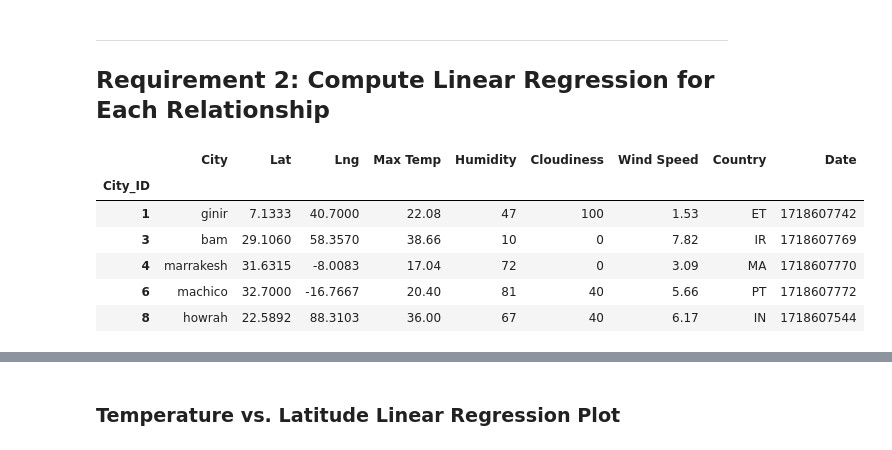
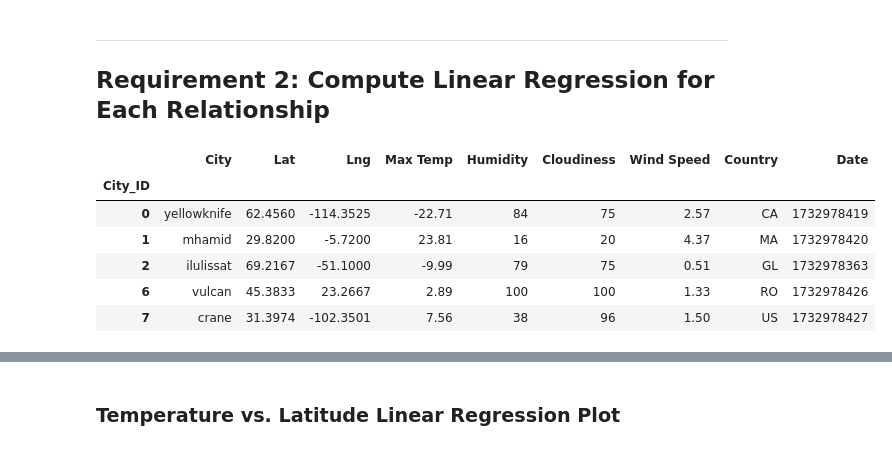
Before and after one commit to alabidj/python-api-challenge, a Jupyter notebook: WeatherPy/WeatherPy.ipynb, the cells around one changed output, grey strips where cells are left out. Saved outputs shown, nothing was run; the diff lists cells and outputs as text; code cells hidden in the pictures.

```diff
--- a/WeatherPy/WeatherPy.ipynb
+++ b/WeatherPy/WeatherPy.ipynb
@@ -177,6 +198,6 @@ city_data_df.to_csv("output_data/cities.csv", index_label="City_ID")
 # %%
 # Read saved data
-city_data_df = pd.read_csv("output_data/cities.csv", index_col="City_ID")
+city_data_df = pd.read_csv(r"C:\Users\alabi\OneDrive\Desktop\Coding Class\Challenges\Challenge 6\python-api-challenge\Output_data\cities.csv", index_col="City_ID")
 
 # Display sample data
 city_data_df.head()
@@ -264,16 +305,16 @@ plt.show()
 # %%
 # Create a DataFrame with the Northern Hemisphere data (Latitude >= 0)
-# YOUR CODE HERE
+northern_hemi_df = city_data_df.loc[city_data_df["Lat"] >= 0,:]
 
 # Display sample data
 northern_hemi_df.head()
 # %% [output]
 |  | City | Lat | Lng | Max Temp | Humidity | Cloudiness | Wind Speed | Country | Date |
 | City_ID |  |  |  |  |  |  |  |  |  |
-| 1 | ginir | 7.1333 | 40.7000 | 22.08 | 47 | 100 | 1.53 | ET | 1718607742 |
-| 3 | bam | 29.1060 | 58.3570 | 38.66 | 10 | 0 | 7.82 | IR | 1718607769 |
-| 4 | marrakesh | 31.6315 | -8.0083 | 17.04 | 72 | 0 | 3.09 | MA | 1718607770 |
-| 6 | machico | 32.7000 | -16.7667 | 20.40 | 81 | 40 | 5.66 | PT | 1718607772 |
-| 8 | howrah | 22.5892 | 88.3103 | 36.00 | 67 | 40 | 6.17 | IN | 1718607544 |
+| 0 | yellowknife | 62.4560 | -114.3525 | -22.71 | 84 | 75 | 2.57 | CA | 1732978419 |
+| 1 | mhamid | 29.8200 | -5.7200 | 23.81 | 16 | 20 | 4.37 | MA | 1732978420 |
+| 2 | ilulissat | 69.2167 | -51.1000 | -9.99 | 79 | 75 | 0.51 | GL | 1732978363 |
+| 6 | vulcan | 45.3833 | 23.2667 | 2.89 | 100 | 100 | 1.33 | RO | 1732978426 |
+| 7 | crane | 31.3974 | -102.3501 | 7.56 | 38 | 96 | 1.50 | US | 1732978427 |
 # %%
 # Create a DataFrame with the Southern Hemisphere data (Latitude < 0)
```
Also changed, not shown: parts of 37 cells of this notebook, 5 other files.
